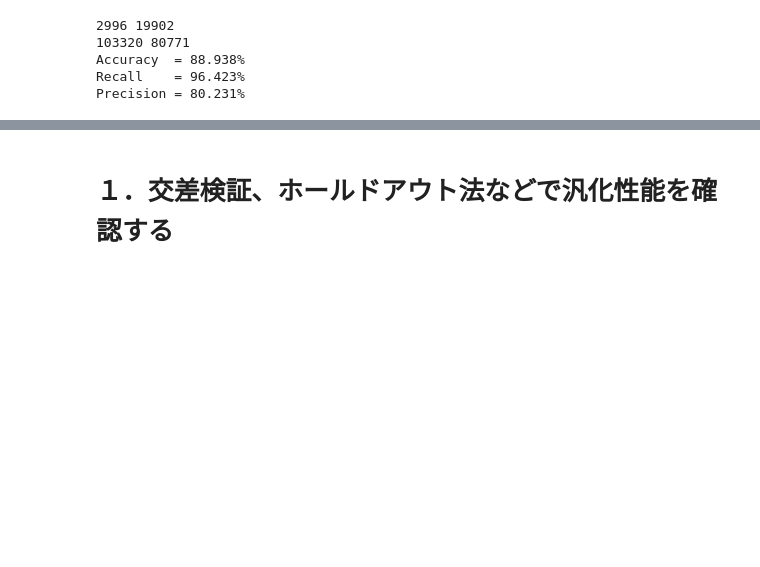
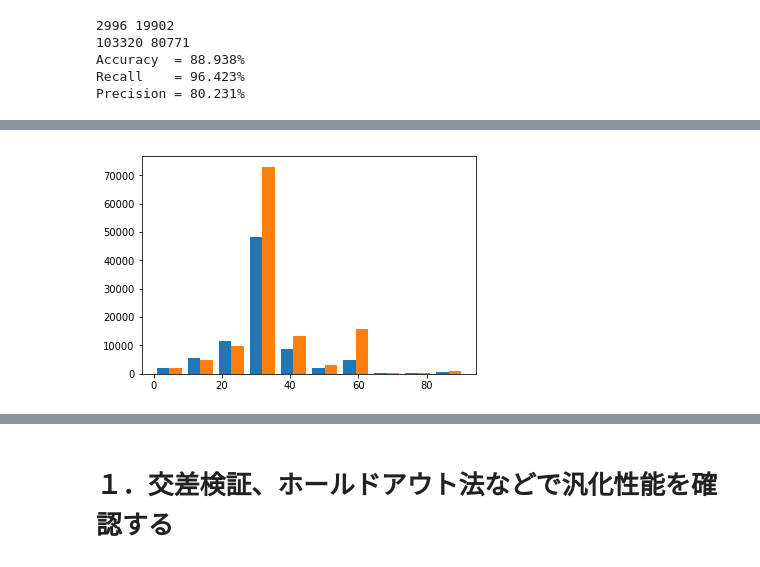
Before and after one commit to Junya-Bell-Wood/ml_tokyo_12, a Jupyter notebook: Day2_work_鈴木淳哉.ipynb, the cells around one changed output, grey strips where cells are left out. Cells and saved outputs as stored; diff of their text form; code cells hidden in the pictures; blank space fills up the shorter version.

```diff
--- a/Day2_work_鈴木淳哉.ipynb
+++ b/Day2_work_鈴木淳哉.ipynb
@@ -99,0 +106,16 @@ Precision = 80.231%
+# %%
+import datetime as dt
+# 'deadline' 'launched' の項目をdatetimeに変更
+df_f18_SorF['deadline'] = pd.to_datetime(df_f18_SorF['deadline'], errors = 'coerce')
+df_f18_SorF['launched'] = pd.to_datetime(df_f18_SorF['launched'], errors = 'coerce')
+# 'deadline' 'launched' の間の日数を示す'period'を作成
+df_f18_SorF['period'] = df_f18_SorF['deadline'] - df_f18_SorF['launched']
+
+days = []
+
+#'period'の日数を'days'に抽出
+for i in df_f18_SorF.index:
+    days.append(df_f18_SorF['period'][i].days)
+
+df_f18_SorF['days'] = days
+display(df_f18_SorF[['state','period','days']].head())
@@ -99,0 +132,31 @@ Precision = 80.231%
+# %%
+#********************************************************************
+# pandas,numpy,matplotlib,codecs,sklearnの各ライブラリをインポート
+#********************************************************************
+
+%matplotlib inline
+import pandas as pd
+import numpy as np
+import matplotlib.pyplot as plt
+import codecs as cd
+from sklearn.preprocessing import LabelEncoder
+from sklearn.linear_model import SGDClassifier
+from sklearn.metrics import log_loss, accuracy_score, confusion_matrix
+import seaborn as sns
+
+#********************************************************************
+#.該当課題のデータを読み込む
+#********************************************************************
+#201801のデータを読み込んでみる
+with cd.open('df_f18_SorF.csv', 'r', 'utf-8', 'ignore') as f18:
+    df_f18_SorF = pd.read_csv(f18)
+# %%
+#成功と、失敗でデータを分ける。
+df_f18_S = df_f18_SorF[df_f18_SorF['state']==1]
+df_f18_F = df_f18_SorF[df_f18_SorF['state']==0]
+
+#それぞれを'days'についてヒストグラムを書いてみる
+plt.hist([df_f18_S["days"], df_f18_F["days"]], stacked=False)
+plt.show()
+# %% [output]
+[figure, added]
```
Also changed, not shown: parts of 19 cells of this notebook.
